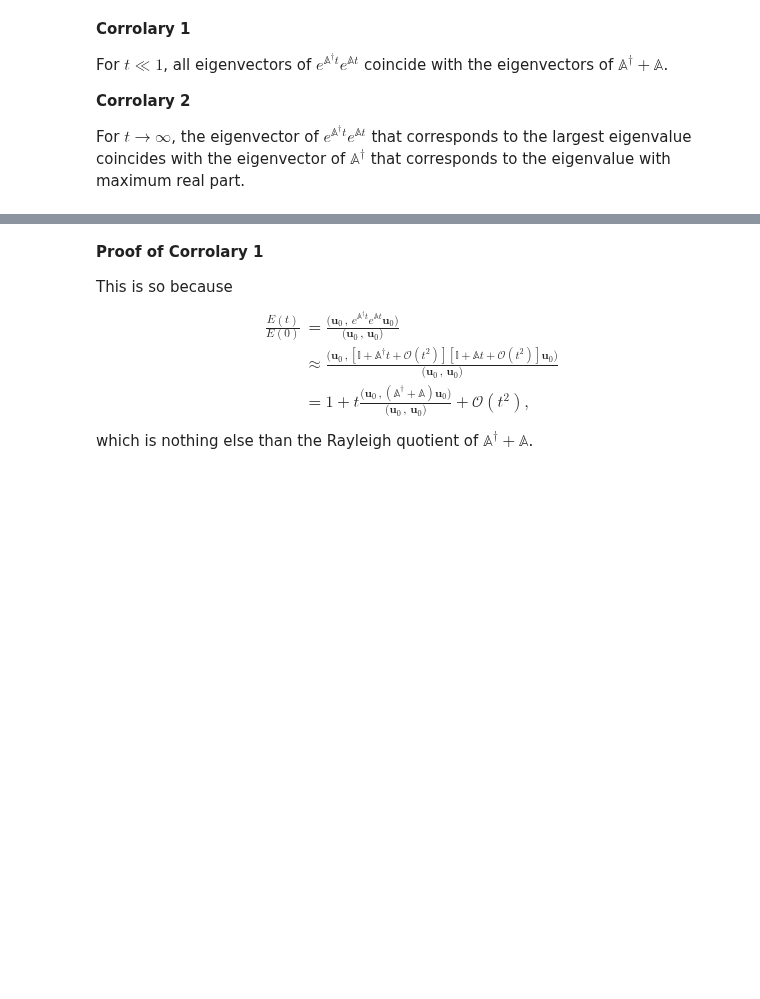
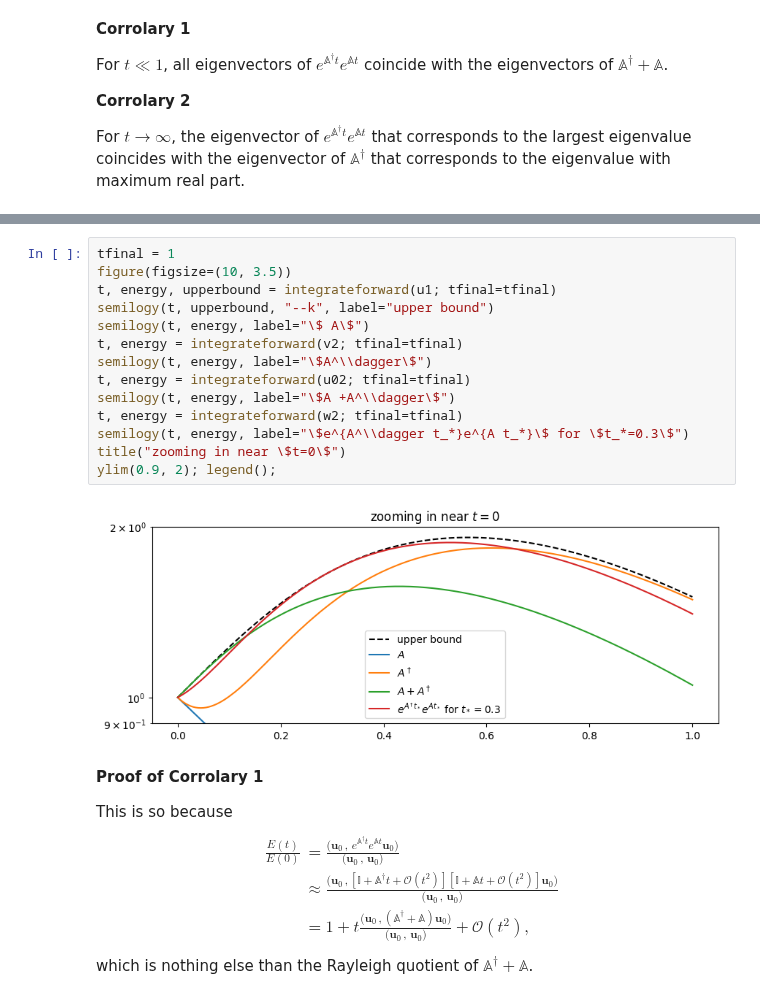
Before and after one commit to navidcy/Instabilities-in-Fluids, a Jupyter notebook: lectures/05-BasicsNonmodalStability.ipynb, the cells around one changed output, grey strips where cells are left out. Cells and saved outputs as stored; diff of their text form; blank space fills up the shorter version.

```diff
--- a/lectures/05-BasicsNonmodalStability.ipynb
+++ b/lectures/05-BasicsNonmodalStability.ipynb
@@ -269,3 +349,19 @@ For normal operators we have that operators: $\mathbb{A}$, $\mathbb{A}$, $(\math
+# %%
+tfinal = 1
+figure(figsize=(10, 3.5))
+t, energy, upperbound = integrateforward(u1; tfinal=tfinal)
+semilogy(t, upperbound, "--k", label="upper bound")
+semilogy(t, energy, label="\$ A\$")
+t, energy = integrateforward(v2; tfinal=tfinal)
+semilogy(t, energy, label="\$A^\\dagger\$")
+t, energy = integrateforward(u02; tfinal=tfinal)
+semilogy(t, energy, label="\$A +A^\\dagger\$")
+t, energy = integrateforward(w2; tfinal=tfinal)
+semilogy(t, energy, label="\$e^{A^\\dagger t_*}e^{A t_*}\$ for \$t_*=0.3\$")
+title("zooming in near \$t=0\$")
+ylim(0.9, 2); legend();
+# %% [output]
+[figure, added]
 # %% [markdown]
 **Proof of Corrolary 1**
 
```
Also changed, not shown: parts of 21 cells of this notebook.
